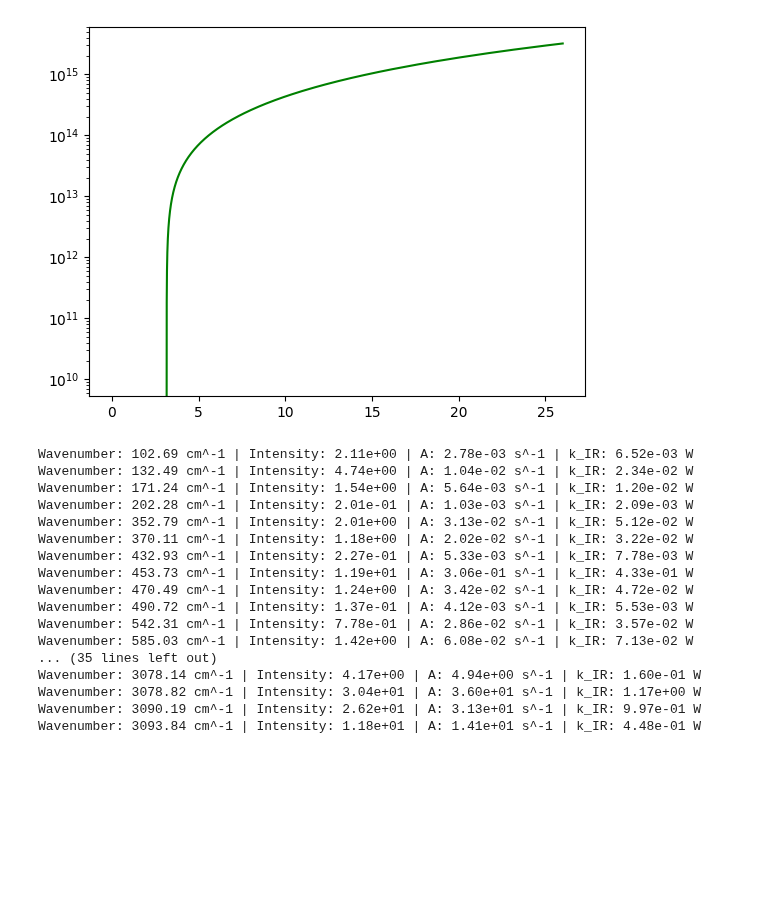
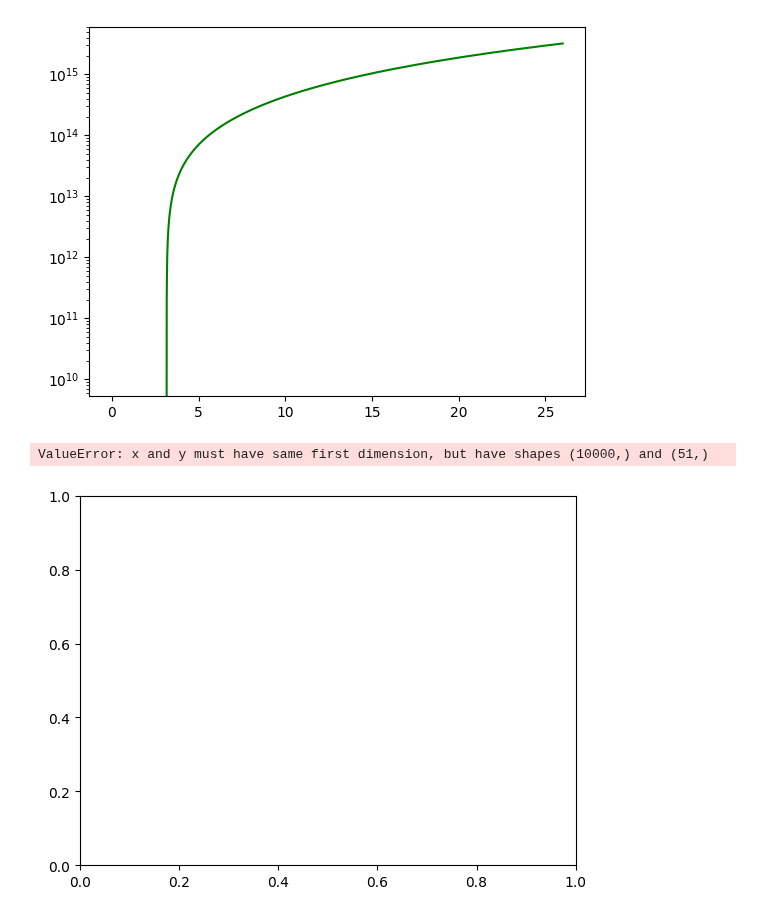
Before and after one commit to mustafa9812/Project-Cynap, a Jupyter notebook: laptop_calculations.ipynb, the cells around one changed output. Cells and saved outputs as stored; diff of their text form; code cells hidden in the pictures; blank space fills up the shorter version.

```diff
--- a/laptop_calculations.ipynb
+++ b/laptop_calculations.ipynb
@@ -275,6 +275,7 @@ bond_energy = 3.16 # The dissocation/activation energy of the HCN bond of cyanon
 k_diss_N_list = [] # List to store the dissociation rates for each frequency
 k_diss_C_list = [] # List to store the dissociation rates for each frequency
 energies_list = [] # List to store the energies for each frequency
+T_eff_list = [] # List to store the effective temperatures for each frequency
 
 # FUNCTIONS
 def d_entropy(q_vib_parent, q_rot_parent, q_vib_transition, q_rot_transition, activation_energy, T):
@@ -301,6 +302,7 @@ print("The entropy change is:", (delta_S_C * Na / 4.184), "cal/mol K") # Convert
 
 for i in frequency_list:
     T_eff = PAH_effective_temperature(i, Nc, bond_energy)
+    T_eff_list.append(T_eff) # Append the effective temperature to the list
     energies_list.append(h_eV * i) # Append the energy to the list
 
     k0_N = pre_exponential_factor(T_eff, delta_S_N)
@@ -358,57 +358,45 @@ plt.yscale('log')
 [figure]
 # %%
 # Calculation of Einstein Coefficient & IR Cooling Rate
+
+max_photon_frequency = 2.0e15
+min_photon_frequency = 5.0e14
+frequency_list = np.logspace(np.log10(min_photon_frequency),np.log10(max_photon_frequency),num=10000)
 
 # Read .tbl file
 df = pd.read_csv(r'C:\Users\musta\OneDrive\Documenten\GitHub\Project-Cynap\Cynapfolder\Database\neutral1cyano_transitions.tbl',
                  skiprows=11,
                  sep='\s+',
                  names=["UID", "FREQUENCY", "INTENSITY", "SCALE", "SYMMETRY"])
 
 wavenumber_list = df["FREQUENCY"].tolist()
 intensity_list = df["INTENSITY"].tolist()
 
 # CONSTANTS & PARAMETERS
 A_list = []
 k_IR_list = []
-T = 1000
 
 def einstein_coefficient(wavenumber, intensity):
     A = (1.2512 * 10**(-7)) * (wavenumber ** 2) * intensity
     return A
 
 # for idx, (wavenumber, intensity) in enumerate(zip(wavenumber_list, intensity_list)):
 #     A = einstein_coefficient(wavenumber, intensity)
 #     print("Wavenumber:", wavenumber, "cm^-1", "Intensity:", intensity, "Einstein Coefficient:", A, "s^-1")
 #     A_list.append(A)
 
-def IR_cooling_rate(A, T, wavenumber):
+def IR_cooling_rate(A, T_eff, wavenumber):
     freq_hz = wavenumber * c_cm
-    return A / (np.exp((h * freq_hz) / (k_B * T) - 1))
+    return A / (np.exp((h * freq_hz) / (k_B * T_eff) - 1))
 
-for wavenumber, intensity in zip(wavenumber_list, intensity_list):
+for wavenumber, intensity, Temperature in zip(wavenumber_list, intensity_list, T_eff_list):
     A = einstein_coefficient(wavenumber, intensity)
-    k_IR = IR_cooling_rate(A, T, wavenumber)
+    k_IR = IR_cooling_rate(A, T_eff=Temperature, wavenumber=wavenumber)
 
     A_list.append(A)
     k_IR_list.append(k_IR)
 
-    print(f"Wavenumber: {wavenumber:.2f} cm^-1 | Intensity: {intensity:.2e} | A: {A:.2e} s^-1 | k_IR: {k_IR:.2e} W")
+plt.plot(energies_list, k_IR_list, label='IR Cooling Rate', color='purple')
 # %% [output]
-Wavenumber: 102.69 cm^-1 | Intensity: 2.11e+00 | A: 2.78e-03 s^-1 | k_IR: 6.52e-03 W
-Wavenumber: 132.49 cm^-1 | Intensity: 4.74e+00 | A: 1.04e-02 s^-1 | k_IR: 2.34e-02 W
-Wavenumber: 171.24 cm^-1 | Intensity: 1.54e+00 | A: 5.64e-03 s^-1 | k_IR: 1.20e-02 W
-Wavenumber: 202.28 cm^-1 | Intensity: 2.01e-01 | A: 1.03e-03 s^-1 | k_IR: 2.09e-03 W
-Wavenumber: 352.79 cm^-1 | Intensity: 2.01e+00 | A: 3.13e-02 s^-1 | k_IR: 5.12e-02 W
-Wavenumber: 370.11 cm^-1 | Intensity: 1.18e+00 | A: 2.02e-02 s^-1 | k_IR: 3.22e-02 W
-Wavenumber: 432.93 cm^-1 | Intensity: 2.27e-01 | A: 5.33e-03 s^-1 | k_IR: 7.78e-03 W
-Wavenumber: 453.73 cm^-1 | Intensity: 1.19e+01 | A: 3.06e-01 s^-1 | k_IR: 4.33e-01 W
-Wavenumber: 470.49 cm^-1 | Intensity: 1.24e+00 | A: 3.42e-02 s^-1 | k_IR: 4.72e-02 W
-Wavenumber: 490.72 cm^-1 | Intensity: 1.37e-01 | A: 4.12e-03 s^-1 | k_IR: 5.53e-03 W
-Wavenumber: 542.31 cm^-1 | Intensity: 7.78e-01 | A: 2.86e-02 s^-1 | k_IR: 3.57e-02 W
-Wavenumber: 585.03 cm^-1 | Intensity: 1.42e+00 | A: 6.08e-02 s^-1 | k_IR: 7.13e-02 W
-... (35 lines left out)
-Wavenumber: 3078.14 cm^-1 | Intensity: 4.17e+00 | A: 4.94e+00 s^-1 | k_IR: 1.60e-01 W
-Wavenumber: 3078.82 cm^-1 | Intensity: 3.04e+01 | A: 3.60e+01 s^-1 | k_IR: 1.17e+00 W
-Wavenumber: 3090.19 cm^-1 | Intensity: 2.62e+01 | A: 3.13e+01 s^-1 | k_IR: 9.97e-01 W
-Wavenumber: 3093.84 cm^-1 | Intensity: 1.18e+01 | A: 1.41e+01 s^-1 | k_IR: 4.48e-01 W
+ValueError: x and y must have same first dimension, but have shapes (10000,) and (51,)
+[figure, added]
```
Also changed, not shown: parts of 1 cell of this notebook, 6 other files.
